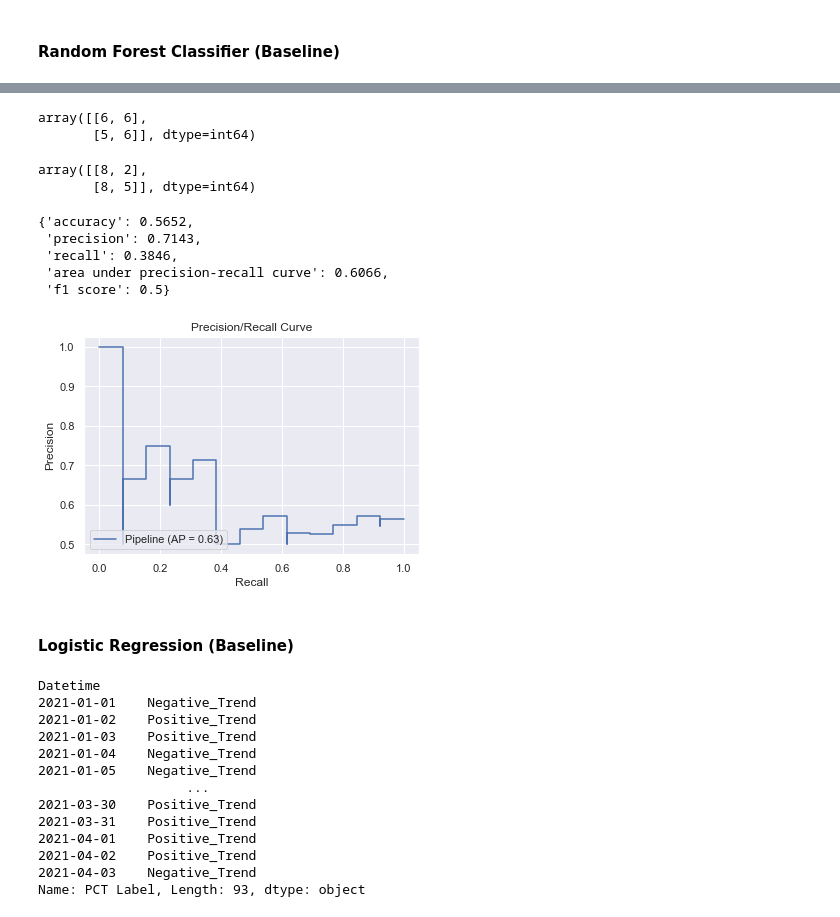
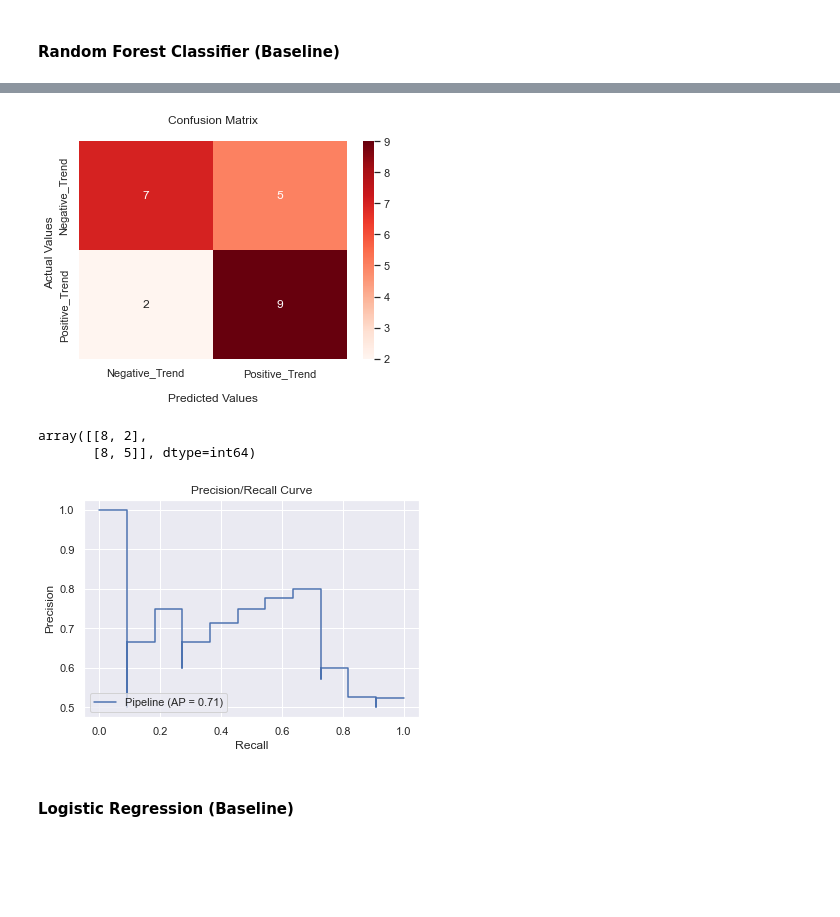
Before and after one commit to daanishali921/twitter_sentiment_stock_trend_predictor, a Jupyter notebook: scrap_book.ipynb, the cells around one changed output, grey strips where cells are left out. Saved outputs shown, nothing was run; the diff lists cells and outputs as text; code cells hidden in the pictures; blank space fills up the shorter version.

Commit message:
better model; added functionality to webapp

```diff
--- a/scrap_book.ipynb
+++ b/scrap_book.ipynb
@@ -518,12 +605,16 @@ sampler = SMOTE(random_state=42)
 # %% [markdown]
 #### Train/Test Split
 # %%
-X = df_merged_gme_nonull.loc[:'2021-3-31']
-y = df_merged_gme_nonull['PCT Label 3days ahead'].loc[:'2021-3-31']
+X = df_merged_gme_nonull
+y = df_merged_gme_nonull['CPT Label 3days ahead']
+# %%
+relevant_columns = ['Retweet Count', 'Likes Count', 'Reply Count',
+                                  'Positive Tweet Score', 'Negative Tweet Score', 'Neutral Tweet Score',
+                                  'Compound Followers', 'Volume']
 # %%
-X_train = X.loc['2021-1-1':'2021-2-28']
-X_test  = X.loc['2021-3-1':]
+X_train = X[relevant_columns].loc[:'2021-5-23']
+X_test  = X[relevant_columns].loc['2021-5-24':]
 
-y_train = y.loc['2021-1-1':'2021-2-28']
-y_test = y.loc['2021-3-1':]
+y_train = y.loc[:'2021-5-23']
+y_test = y.loc['2021-5-24':]
 # %%
@@ -589,4 +677,6 @@ pipe_rfc = Pipeline([
 ])
 # %%
 pipe_rfc_fit = pipe_rfc.fit(X_train, y_train)
+# %%
+pipe = pickle.load(open('pipe_rfc_fit_jan-may_PCT3daylag.pkl', 'rb'))
 # %%
@@ -612,34 +702,37 @@ plt.title('Precision/Recall Curve');
+# %%
+ax = sns.heatmap(cf, annot=True, cmap='Reds')
+
+ax.set_title('Confusion Matrix\n');
+ax.set_xlabel('\nPredicted Values')
+ax.set_ylabel('Actual Values ');
+
+## Ticket labels - List must be in alphabetical order
+ax.xaxis.set_ticklabels(['Negative_Trend','Positive_Trend'])
+ax.yaxis.set_ticklabels(['Negative_Trend','Positive_Trend'])
+
+## Display the visualization of the Confusion Matrix.
+plt.show()
+# %% [output]
+[figure, added]
 # %%
 # 3 day shift on labels
 
-confusion_matrix(y_true=y_test, y_pred=pipe_rfc_fit.predict(X_test))
+cf = confusion_matrix(y_true=y_test, y_pred=pipe_rfc_fit.predict(X_test))
-# %% [output]
-array([[6, 6],
-       [5, 6]], dtype=int64)
 # %%
 # no shift on labels -- TEST
 confusion_matrix(y_true=y_test, y_pred=pipe_rfc_fit.predict(X_test), labels=pipe_rfc_fit.classes_)
 # %% [output]
 array([[8, 2],
        [8, 5]], dtype=int64)
-# %%
-# no shift on labels -- TEST
-model_evaluation(pipe_rfc_fit, X_test, y_test, positive_label='Positive_Trend')
-# %% [output]
-{'accuracy': 0.5652,
- 'precision': 0.7143,
- 'recall': 0.3846,
- 'area under precision-recall curve': 0.6066,
- 'f1 score': 0.5}
 # %%
 # no shift on labels -- TEST
-PrecisionRecallDisplay.from_estimator(pipe_rfc_fit, X_test, y_test)
+PrecisionRecallDisplay.from_estimator(pipe, X_test, y_test)
 
 plt.xlabel('Recall')
 plt.ylabel('Precision')
 plt.title('Precision/Recall Curve');
 # %% [output]
-[figure, old version]
+[figure, new version]
 # %% [markdown]
 #### Logistic Regression (Baseline)
 # %%
@@ -653,20 +746,4 @@ pipe_logit = Pipeline([
     ('ohe', transformer_logit),
     ('logit', LogisticRegression())
 ])
-# %%
-y
-# %% [output]
-Datetime
-2021-01-01    Negative_Trend
-2021-01-02    Positive_Trend
-2021-01-03    Positive_Trend
-2021-01-04    Negative_Trend
-2021-01-05    Negative_Trend
-                   ...
-2021-03-30    Positive_Trend
-2021-03-31    Positive_Trend
-2021-04-01    Positive_Trend
-2021-04-02    Positive_Trend
-2021-04-03    Negative_Trend
-Name: PCT Label, Length: 93, dtype: object
 # %%
```
Also changed, not shown: parts of 30 cells of this notebook, 1 other file.
